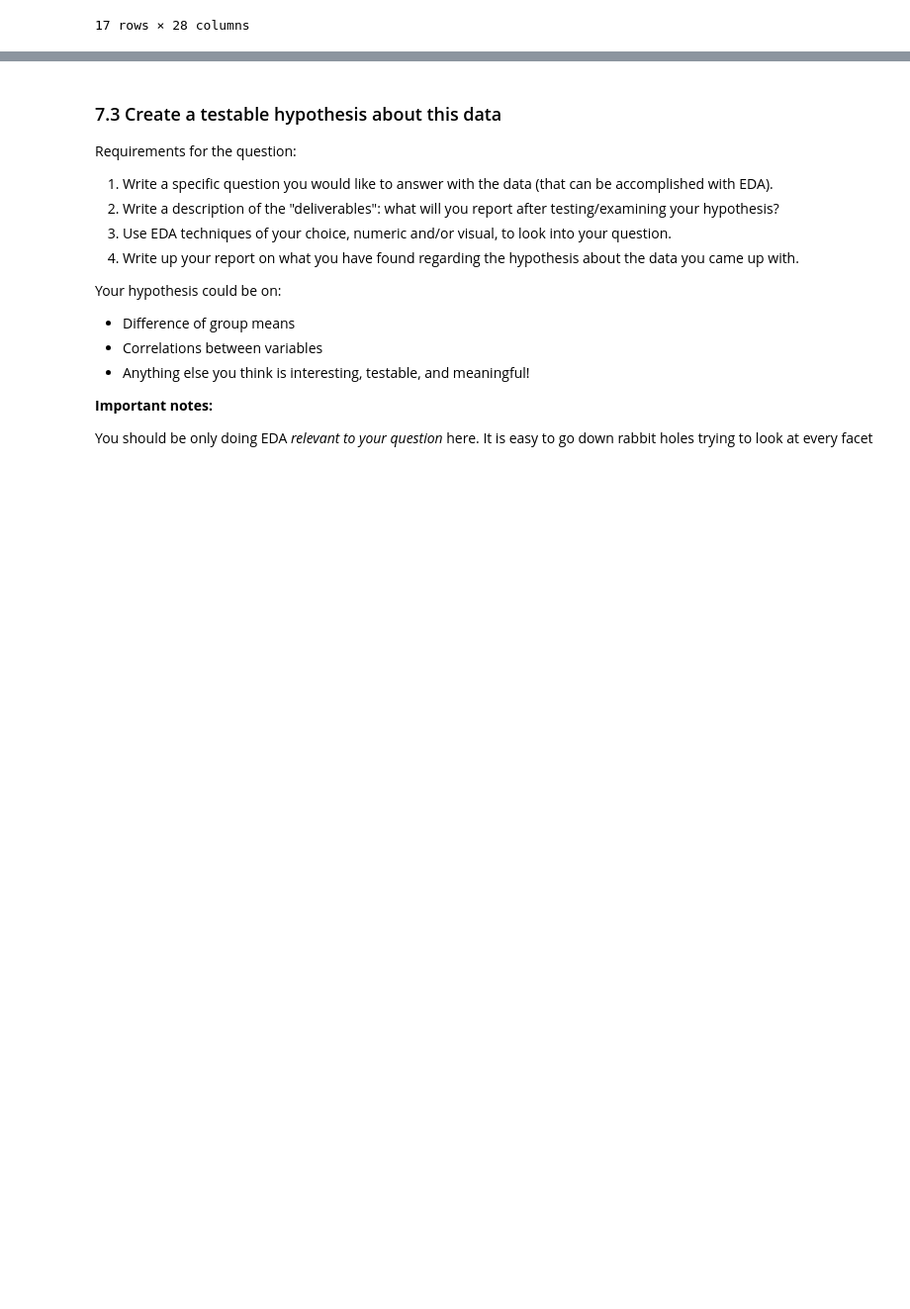
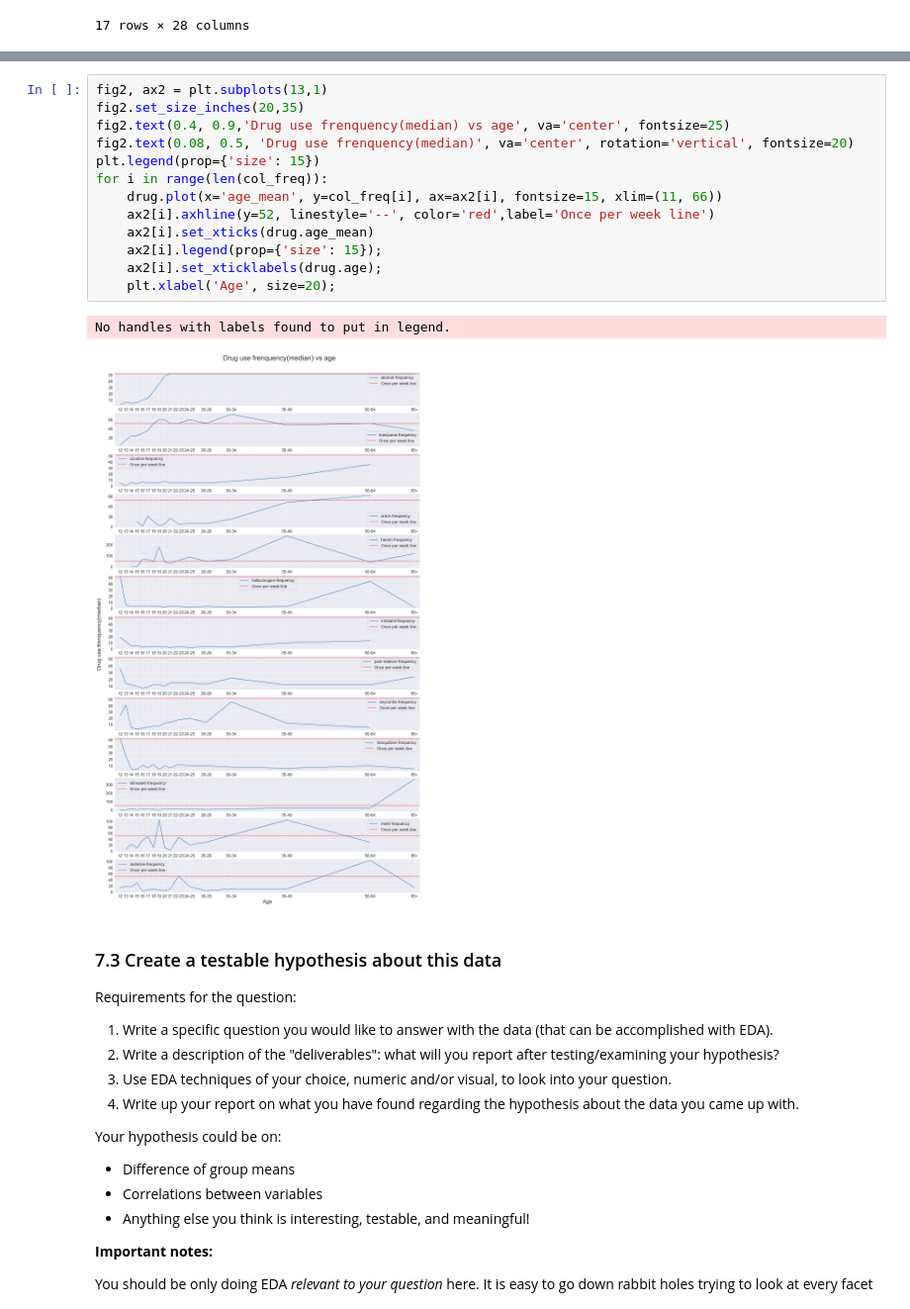
Before and after one commit to Miaowshroom/project2, a Jupyter notebook: project-02-v2-starter-code.ipynb, the cells around one changed output, grey strips where cells are left out. Shown at 99% size. Cells and saved outputs as stored; diff of their text form; blank space fills up the shorter version.

```diff
--- a/project-02-v2-starter-code.ipynb
+++ b/project-02-v2-starter-code.ipynb
@@ -773,3 +828,19 @@ Text(0.5, 1.0, 'Drug use percentage vs age')
+# %%
+fig2, ax2 = plt.subplots(13,1)
+fig2.set_size_inches(20,35)
+fig2.text(0.4, 0.9,'Drug use frenquency(median) vs age', va='center', fontsize=25)
+fig2.text(0.08, 0.5, 'Drug use frenquency(median)', va='center', rotation='vertical', fontsize=20)
+plt.legend(prop={'size': 15})
+for i in range(len(col_freq)):
+    drug.plot(x='age_mean', y=col_freq[i], ax=ax2[i], fontsize=15, xlim=(11, 66))
+    ax2[i].axhline(y=52, linestyle='--', color='red',label='Once per week line')
+    ax2[i].set_xticks(drug.age_mean)
+    ax2[i].legend(prop={'size': 15});
+    ax2[i].set_xticklabels(drug.age);
+    plt.xlabel('Age', size=20);
+# %% [output]
+No handles with labels found to put in legend.
+[figure, added]
 # %% [markdown]
 ### 7.3 Create a testable hypothesis about this data
 
```
Also changed, not shown: parts of 9 cells of this notebook.
